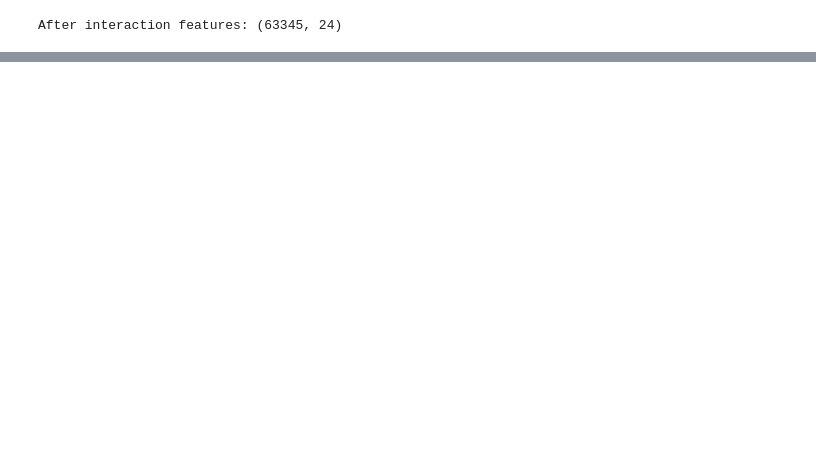
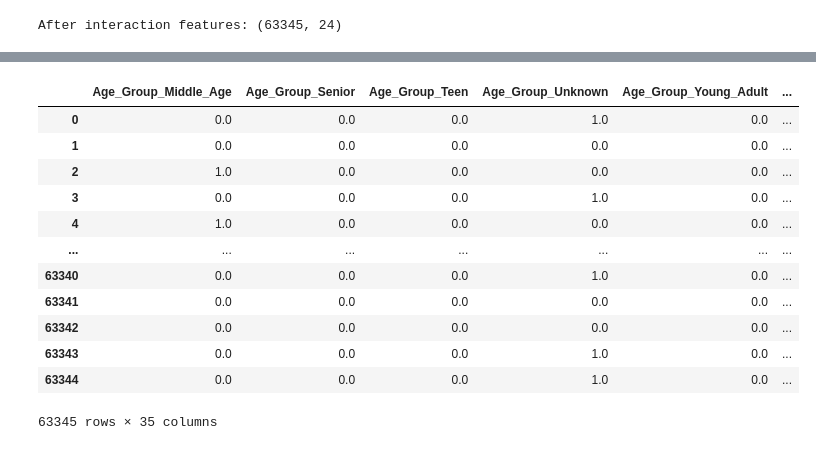
Before and after one commit to mansilohani19/The-Book-Nook, a Jupyter notebook: notebook/04_Xgboost_Model.ipynb, the cells around one changed output, grey strips where cells are left out. Saved outputs shown, nothing was run; the diff lists cells and outputs as text; code cells hidden in the pictures; blank space fills up the shorter version.

```diff
--- a/notebook/04_Xgboost_Model.ipynb
+++ b/notebook/04_Xgboost_Model.ipynb
@@ -187,0 +232,7 @@ xgb_df.drop(columns=['ISBN', 'Book_Author',
+# %%
+ohe_xgb = OneHotEncoder(drop='first',sparse_output=False)
+
+Preprocessing = ColumnTransformer([
+    ('OneHotEncoding' , ohe_xgb , categorical_feature),
+    ('numeric', 'passthrough', numeric_features)
+])
@@ -187,0 +241,2 @@ xgb_df.drop(columns=['ISBN', 'Book_Author',
+# %%
+xgb_df = Preprocessing.fit_transform(xgb_df)
@@ -187,0 +253,23 @@ xgb_df.drop(columns=['ISBN', 'Book_Author',
+# %%
+xgb_categorical_feature_name = Preprocessing.named_transformers_['OneHotEncoding'].get_feature_names_out(categorical_feature)
+numeric_feature_names = numeric_features
+
+all_feature = list(xgb_categorical_feature_name) + list(numeric_feature_names)
+# %%
+xgb_df = pd.DataFrame(xgb_df,columns=all_feature)
+# %%
+xgb_df
+# %% [output]
+|  | Age_Group_Middle_Age | Age_Group_Senior | Age_Group_Teen | Age_Group_Unknown | Age_Group_Young_Adult | ... |
+| 0 | 0.0 | 0.0 | 0.0 | 1.0 | 0.0 | ... |
+| 1 | 0.0 | 0.0 | 0.0 | 0.0 | 0.0 | ... |
+| 2 | 1.0 | 0.0 | 0.0 | 0.0 | 0.0 | ... |
+| 3 | 0.0 | 0.0 | 0.0 | 1.0 | 0.0 | ... |
+| 4 | 1.0 | 0.0 | 0.0 | 0.0 | 0.0 | ... |
+| ... | ... | ... | ... | ... | ... | ... |
+| 63340 | 0.0 | 0.0 | 0.0 | 1.0 | 0.0 | ... |
+| 63341 | 0.0 | 0.0 | 0.0 | 0.0 | 0.0 | ... |
+| 63342 | 0.0 | 0.0 | 0.0 | 0.0 | 0.0 | ... |
+| 63343 | 0.0 | 0.0 | 0.0 | 1.0 | 0.0 | ... |
+| 63344 | 0.0 | 0.0 | 0.0 | 1.0 | 0.0 | ... |
+63345 rows × 35 columns
```
Also changed, not shown: parts of 29 cells of this notebook, 4 other files.
